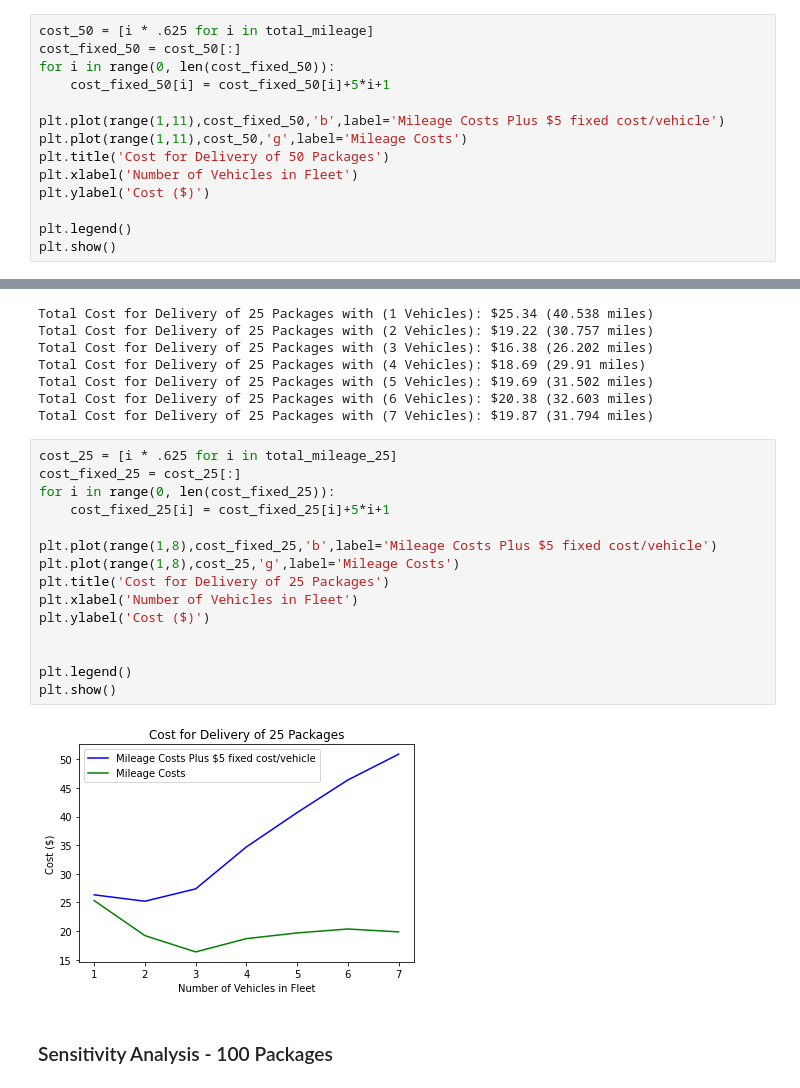
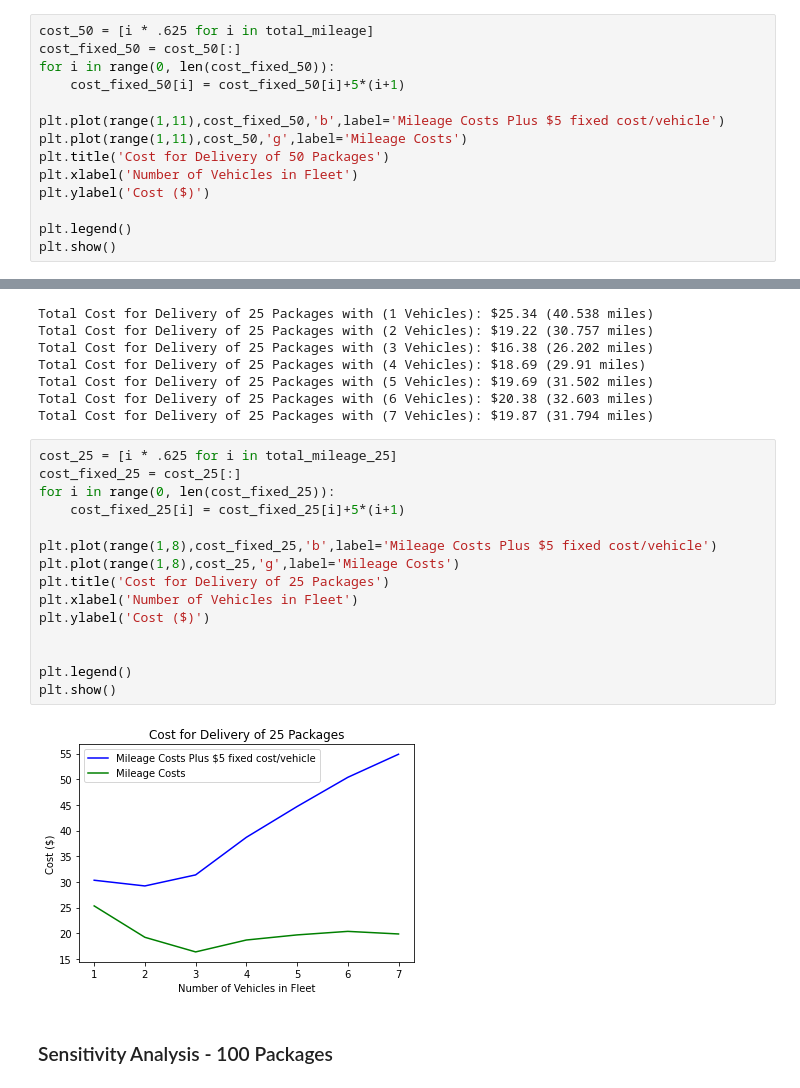
Before and after one commit to srodenbeck/PackageDeliveryOptimization, a Jupyter notebook: cost_sensitivity.ipynb, the cells around one changed output, grey strips where cells are left out. Cells and saved outputs as stored; diff of their text form.

```diff
--- a/cost_sensitivity.ipynb
+++ b/cost_sensitivity.ipynb
@@ -292,7 +292,7 @@ Total Cost for Delivery of 50 Packages with (10 Vehicles): $32.49 (51.979 miles)
 cost_50 = [i * .625 for i in total_mileage]
 cost_fixed_50 = cost_50[:]
 for i in range(0, len(cost_fixed_50)):
-    cost_fixed_50[i] = cost_fixed_50[i]+5*i+1
+    cost_fixed_50[i] = cost_fixed_50[i]+5*(i+1)
 
 plt.plot(range(1,11),cost_fixed_50,'b',label='Mileage Costs Plus $5 fixed cost/vehicle')
 plt.plot(range(1,11),cost_50,'g',label='Mileage Costs')
@@ -325,20 +325,20 @@ Total Cost for Delivery of 25 Packages with (7 Vehicles): $19.87 (31.794 miles)
 # %%
 cost_25 = [i * .625 for i in total_mileage_25]
 cost_fixed_25 = cost_25[:]
 for i in range(0, len(cost_fixed_25)):
-    cost_fixed_25[i] = cost_fixed_25[i]+5*i+1
+    cost_fixed_25[i] = cost_fixed_25[i]+5*(i+1)
 
 plt.plot(range(1,8),cost_fixed_25,'b',label='Mileage Costs Plus $5 fixed cost/vehicle')
 plt.plot(range(1,8),cost_25,'g',label='Mileage Costs')
 plt.title('Cost for Delivery of 25 Packages')
 plt.xlabel('Number of Vehicles in Fleet')
 plt.ylabel('Cost ($)')
 
 
 plt.legend()
 plt.show()
 # %% [output]
-[figure, old version]
+[figure, new version]
 # %% [markdown]
 ### Sensitivity Analysis - 100 Packages
 # %%
```
Also changed, not shown: parts of 2 cells of this notebook, 1 other file.
